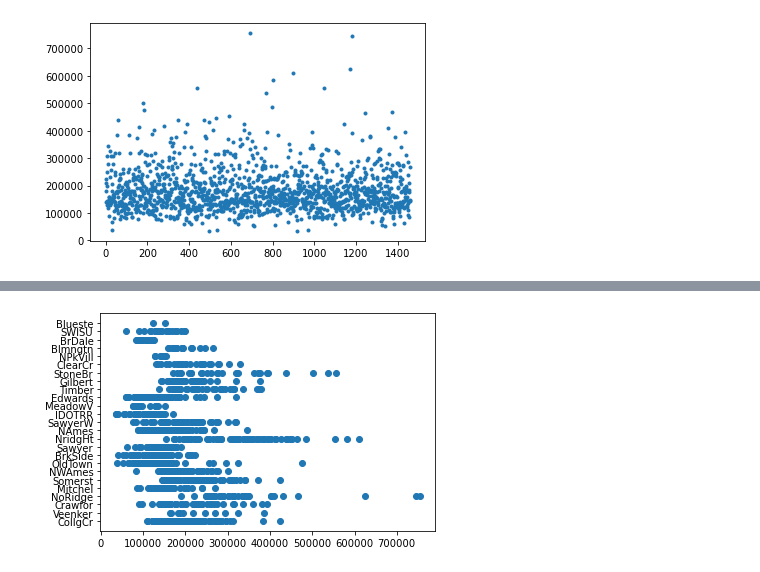
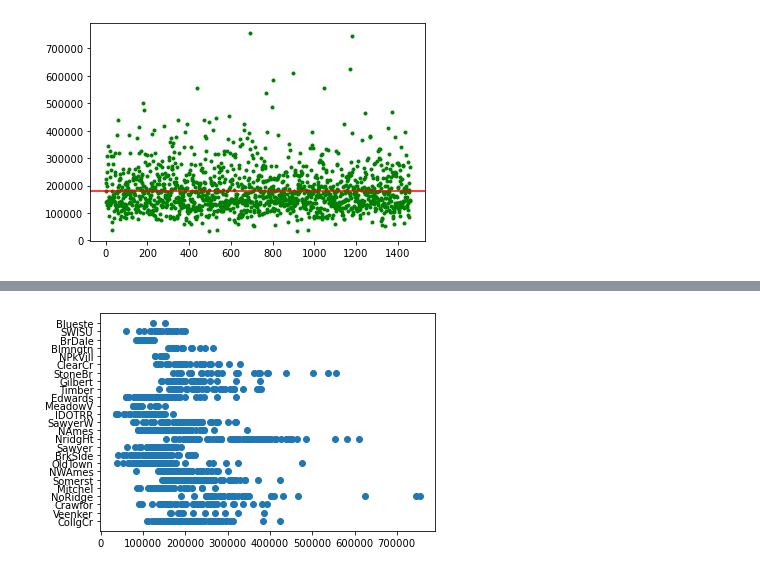
Before and after one commit to maxguy2001/StatsCaseStudiesSem2, a Jupyter notebook: Part1/kim.ipynb, the cells around one changed output, grey strips where cells are left out. Cells and saved outputs as stored; diff of their text form; code cells hidden in the pictures.

Commit message:
updated graphs

```diff
--- a/Part1/kim.ipynb
+++ b/Part1/kim.ipynb
@@ -20,9 +37,9 @@ oddsales
 # %%
-plt.plot(df.SalePrice, linestyle = " ", marker = ".")
-#TODO: potentially add hline for mean?
+plt.plot(df.SalePrice, color = 'g', linestyle = " ", marker = ".")
+plt.axhline(y=np.mean(df.SalePrice), color = 'r', linestyle = '-')
 plt.show()
 # %% [output]
-[figure, old version]
+[figure, new version]
 # %%
 
 #Lot area does not show much impact on sale price apart from a few outliers
```
Also changed, not shown: parts of 5 cells of this notebook.
